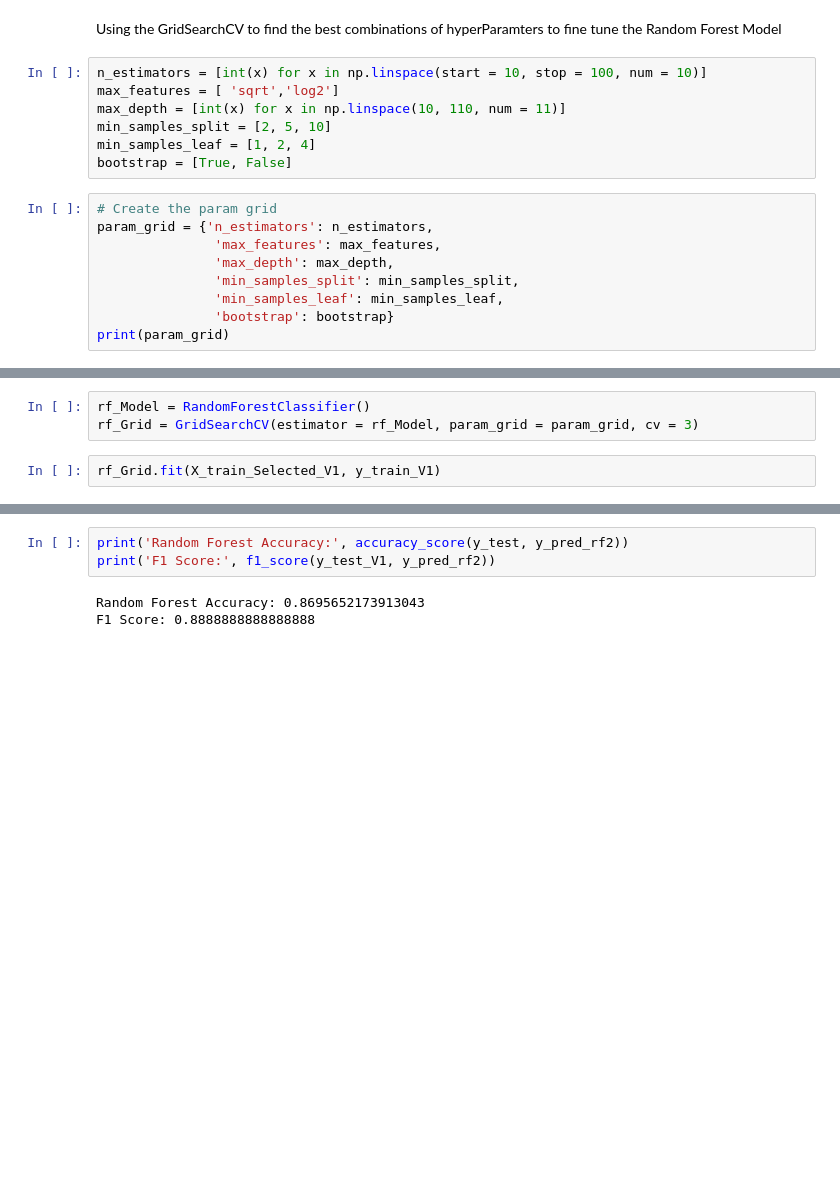
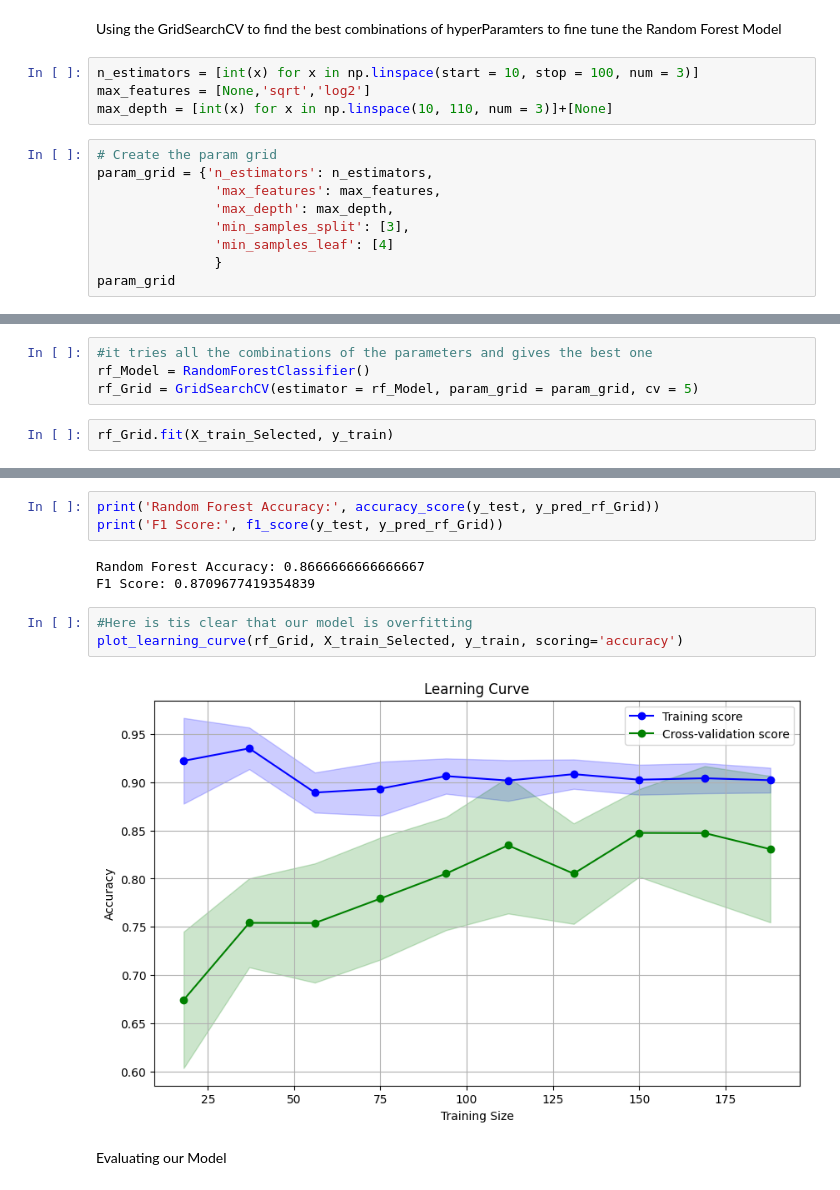
Before and after one commit to AhmedSameh19/AI-Test, a Jupyter notebook: Machine learning model.ipynb, the cells around one changed output, grey strips where cells are left out. Cells and saved outputs as stored; diff of their text form; blank space fills up the shorter version.

```diff
--- a/Machine learning model.ipynb
+++ b/Machine learning model.ipynb
@@ -347,19 +406,16 @@ F1 Score: 0.9259259259259259
 # %% [markdown]
 Using the GridSearchCV to find the best combinations of hyperParamters to fine tune the Random Forest Model
 # %%
-n_estimators = [int(x) for x in np.linspace(start = 10, stop = 100, num = 10)]
-max_features = [ 'sqrt','log2']
-max_depth = [int(x) for x in np.linspace(10, 110, num = 11)]
-min_samples_split = [2, 5, 10]
-min_samples_leaf = [1, 2, 4]
-bootstrap = [True, False]
+n_estimators = [int(x) for x in np.linspace(start = 10, stop = 100, num = 3)]
+max_features = [None,'sqrt','log2']
+max_depth = [int(x) for x in np.linspace(10, 110, num = 3)]+[None]
 # %%
 # Create the param grid
 param_grid = {'n_estimators': n_estimators,
                'max_features': max_features,
                'max_depth': max_depth,
-               'min_samples_split': min_samples_split,
-               'min_samples_leaf': min_samples_leaf,
-               'bootstrap': bootstrap}
-print(param_grid)
+               'min_samples_split': [3],
+               'min_samples_leaf': [4]
+               }
+param_grid
 # %% [output]
@@ -367,6 +427,7 @@ print(param_grid)
 # %%
+#it tries all the combinations of the parameters and gives the best one
 rf_Model = RandomForestClassifier()
-rf_Grid = GridSearchCV(estimator = rf_Model, param_grid = param_grid, cv = 3)
+rf_Grid = GridSearchCV(estimator = rf_Model, param_grid = param_grid, cv = 5)
 # %%
-rf_Grid.fit(X_train_Selected_V1, y_train_V1)
+rf_Grid.fit(X_train_Selected, y_train)
 # %% [output]
@@ -393,6 +448,13 @@ rf_Grid.best_params_
 # %%
-print('Random Forest Accuracy:', accuracy_score(y_test, y_pred_rf2))
-print('F1 Score:', f1_score(y_test_V1, y_pred_rf2))
+print('Random Forest Accuracy:', accuracy_score(y_test, y_pred_rf_Grid))
+print('F1 Score:', f1_score(y_test, y_pred_rf_Grid))
 # %% [output]
-Random Forest Accuracy: 0.8695652173913043
-F1 Score: 0.8888888888888888
+Random Forest Accuracy: 0.8666666666666667
+F1 Score: 0.8709677419354839
+# %%
+#Here is tis clear that our model is overfitting
+plot_learning_curve(rf_Grid, X_train_Selected, y_train, scoring='accuracy')
+# %% [output]
+[figure, added]
+# %% [markdown]
+Evaluating our Model
```
Also changed, not shown: parts of 51 cells of this notebook, 10 other files.
